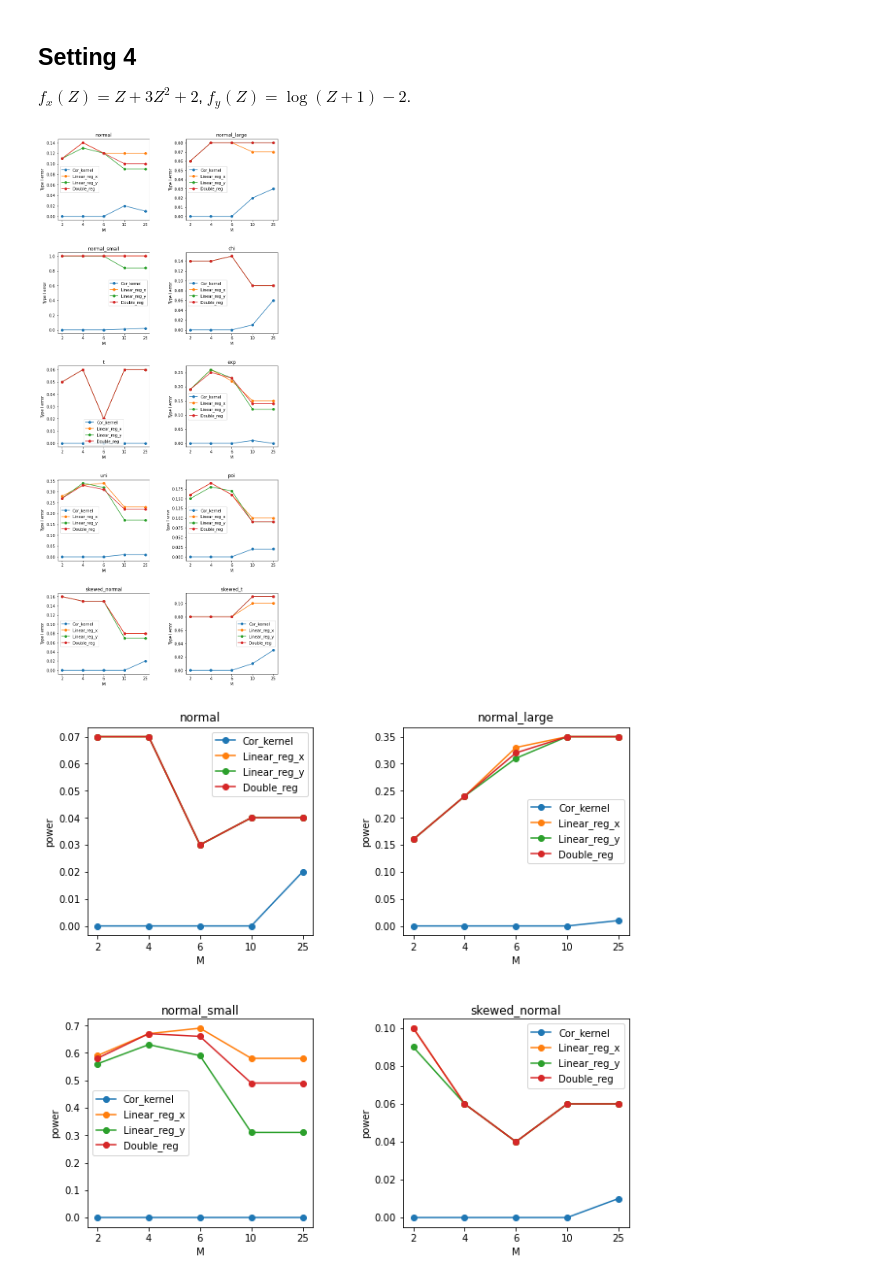
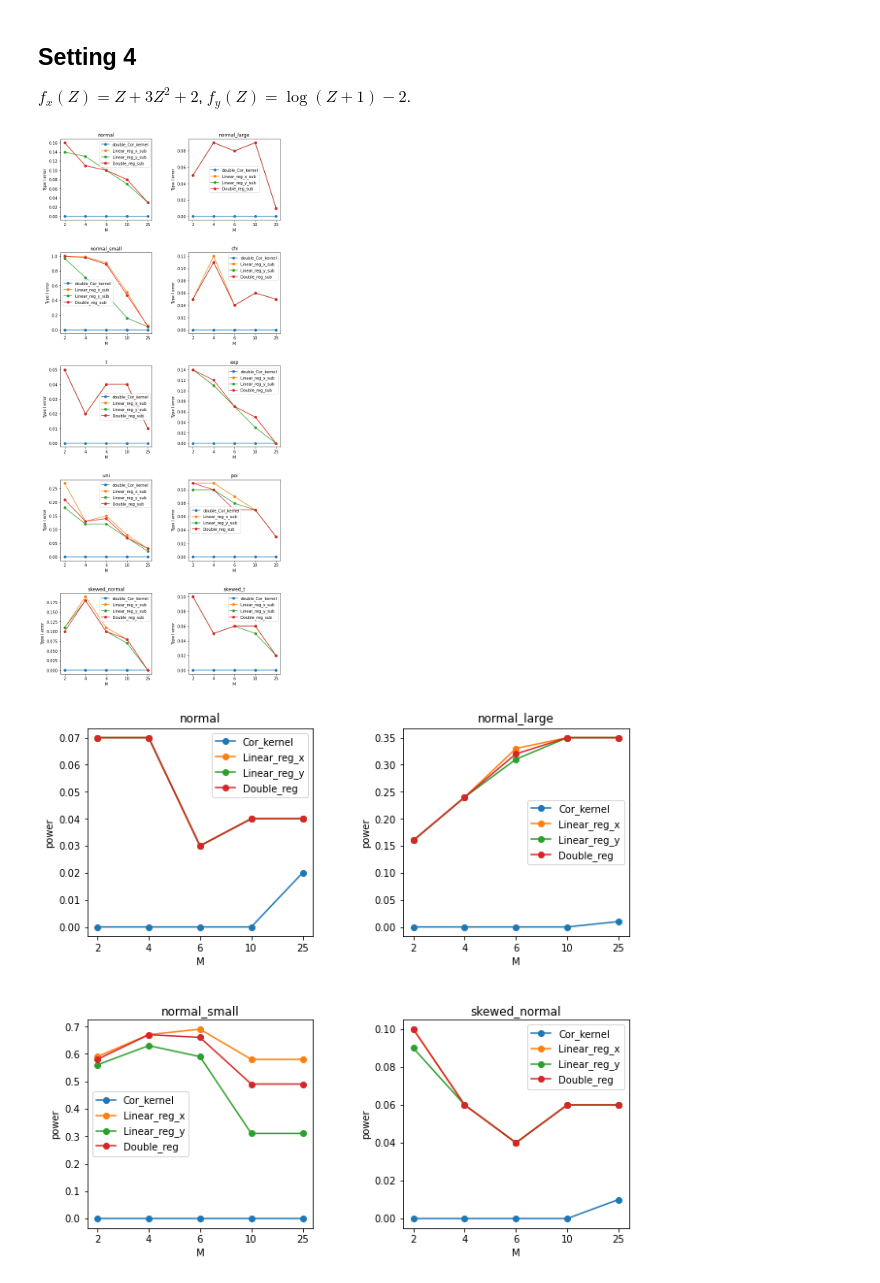
Before and after one commit to lmqxwm/LPT, a Jupyter notebook: simulation3.ipynb, the cells around one changed output. Drawn from its saved outputs; the diff is of its cells as text; code cells hidden in the pictures.

```diff
--- a/simulation3.ipynb
+++ b/simulation3.ipynb
@@ -241,20 +241,20 @@ $f_x(Z) = Z+3Z^2+2$, $f_y(Z) = \log(Z+1)-2$.
 # %%
 types = ["normal", "normal_large", "normal_small", "chi", "t", "exp", "uni",
         "poi", "skewed_normal", "skewed_t"]
 plt.figure(figsize=(10,25))
 plt.subplots_adjust(wspace=.4, hspace=.4)
 for t in range(len(types)):
     plt.subplot(5, 2, t+1)
     result = pd.read_csv("./results/result_sub/result_four_sub_4_h0_"+types[t]+".csv", index_col=0)
-    result = result.iloc[0:4,]
+    result = result.iloc[4:8,]
     plt.plot(result.T, '-o')
     plt.xlabel("M")
     plt.ylabel("Type I error")
     plt.legend(result.index)
     plt.title(types[t])
 plt.show()
 # %% [output]
-[figure, old version]
+[figure, new version]
 # %%
 types = ["normal", "normal_large", "normal_small", "skewed_normal"]
 plt.figure(figsize=(10,15))
```
Also changed, not shown: 54 other files.
